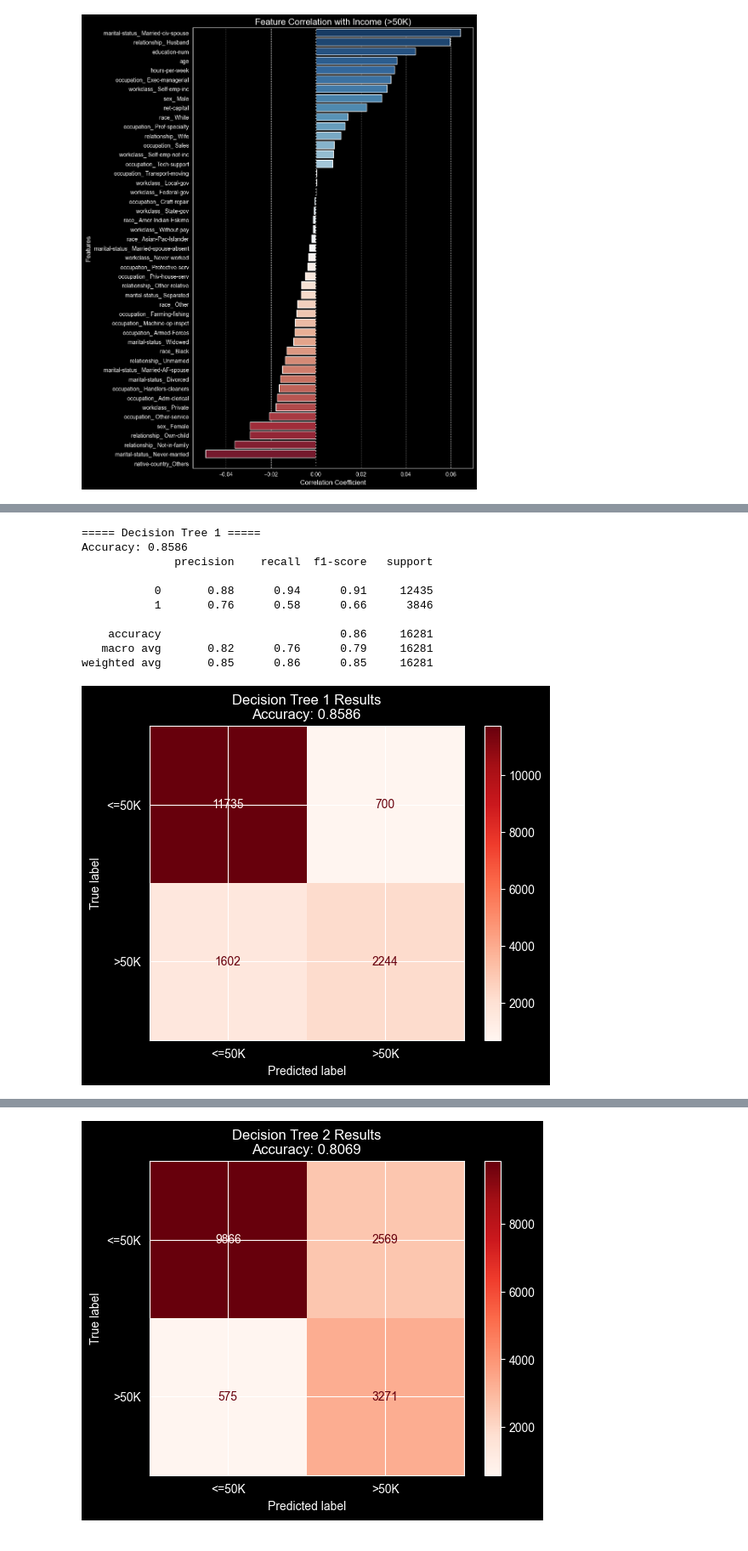
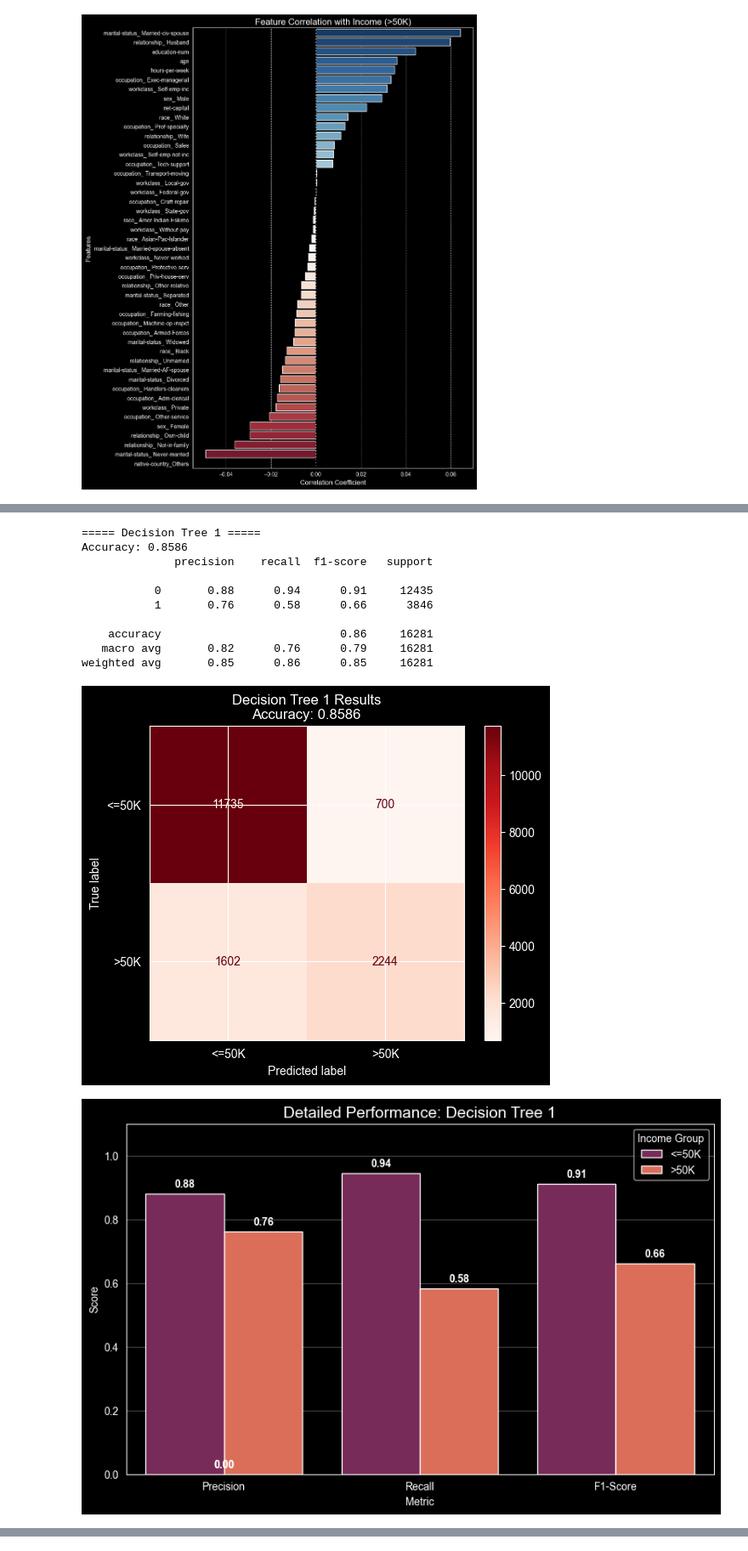
Before and after one commit to YoussefBarakat05/Income-Prediction, a Jupyter notebook: main.ipynb, the cells around one changed output, grey strips where cells are left out. Shown at 85% size. Drawn from its saved outputs; the diff is of its cells as text; code cells hidden in the pictures.

```diff
--- a/main.ipynb
+++ b/main.ipynb
@@ -293,39 +335,42 @@ print(f"Accuracy: {accuracy_score(y_test, y_pred_dt):.4f}")
 print(classification_report(y_test, y_pred_dt))
 
 plot_model_results(y_test, y_pred_dt, "Decision Tree 1")
+plot_detailed_metrics(y_test, y_pred_dt, "Decision Tree 1")
 
 # ── Decision Tree ──────────────────────────────────────
 # el balanced de 2llt el accuracy bs zwdt el f1 score w el recall
 dt_model2 = DecisionTreeClassifier(
     max_depth=12,
     min_samples_split=3,
     min_samples_leaf=1,
     random_state=42,
     class_weight='balanced'
 )
 dt_model2.fit(x_train, y_train)
 y_pred_dt = dt_model2.predict(x_test)
 print("===== Decision Tree 2 =====")
 print(f"Accuracy: {accuracy_score(y_test, y_pred_dt):.4f}")
 print(classification_report(y_test, y_pred_dt))
 
 print("See the impact by changing the values:")
 print(accuracy_score(y_test, dt_model1.predict(x_test)))
 print(accuracy_score(y_test, dt_model2.predict(x_test)))
 
 plot_model_results(y_test, y_pred_dt, "Decision Tree 2")
+plot_detailed_metrics(y_test, y_pred_dt, "Decision Tree 2")
 # %% [output]
 ===== Decision Tree 1 =====
 Accuracy: 0.8586
               precision    recall  f1-score   support
 
            0       0.88      0.94      0.91     12435
            1       0.76      0.58      0.66      3846
 
     accuracy                           0.86     16281
    macro avg       0.82      0.76      0.79     16281
 weighted avg       0.85      0.86      0.85     16281
 [figure]
+[figure, new version]
 ===== Decision Tree 2 =====
 Accuracy: 0.8069
               precision    recall  f1-score   support
@@ -340,4 +385,3 @@ weighted avg       0.85      0.81      0.82     16281
 See the impact by changing the values:
 0.8586081935999017
 0.8068914685830109
-[figure, old version]
```
Also changed, not shown: parts of 7 cells of this notebook.
